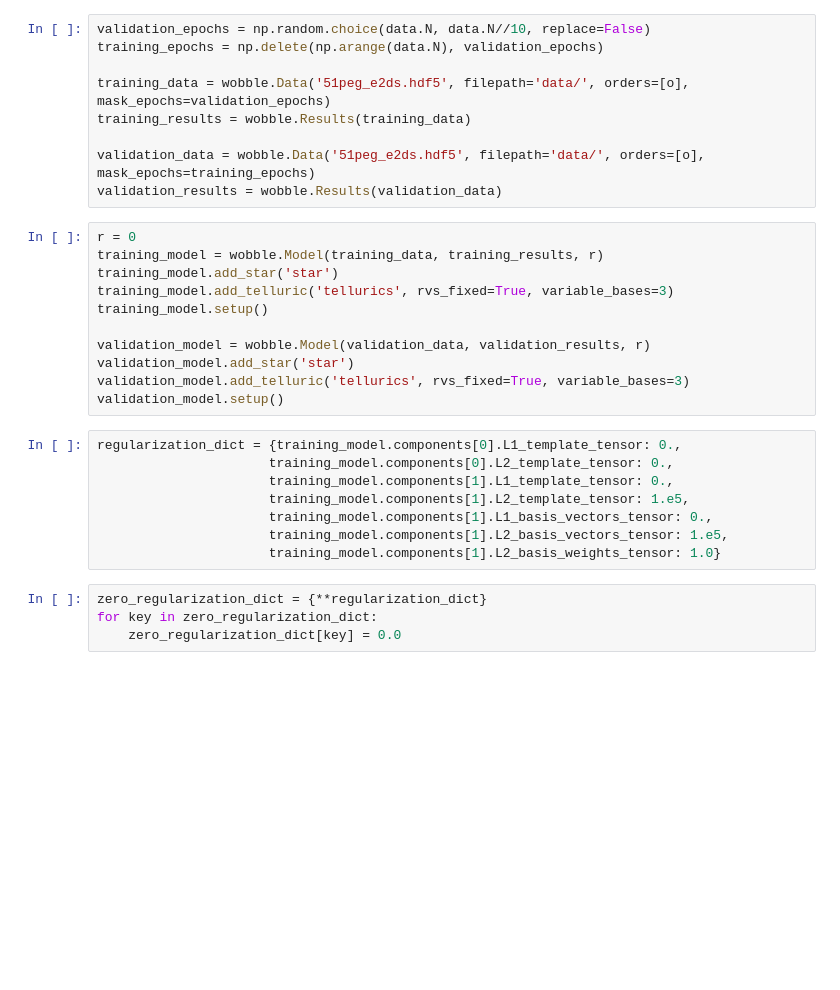
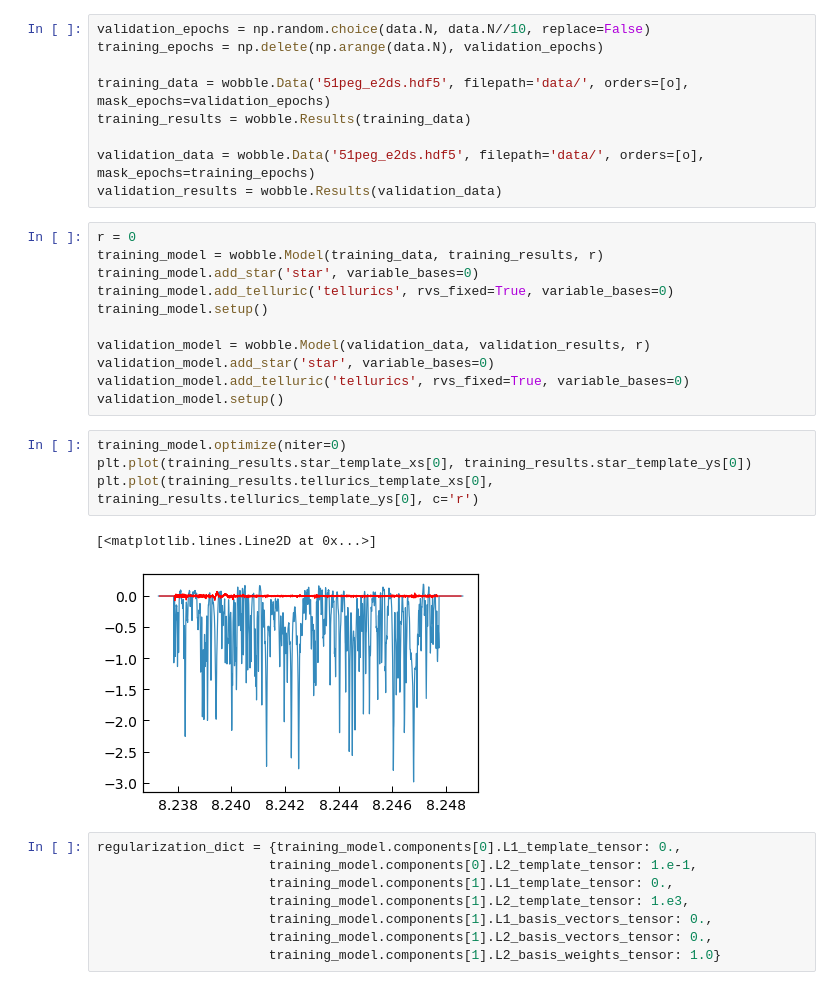
Before and after one commit to megbedell/wobble, a Jupyter notebook: regularization3.ipynb, the cells around one changed output. Drawn from its saved outputs; the diff is of its cells as text; blank space fills up the shorter version.

```diff
--- a/regularization3.ipynb
+++ b/regularization3.ipynb
@@ -24,24 +24,27 @@ validation_results = wobble.Results(validation_data)
 # %%
 r = 0
 training_model = wobble.Model(training_data, training_results, r)
-training_model.add_star('star')
-training_model.add_telluric('tellurics', rvs_fixed=True, variable_bases=3)
+training_model.add_star('star', variable_bases=0)
+training_model.add_telluric('tellurics', rvs_fixed=True, variable_bases=0)
 training_model.setup()
 
 validation_model = wobble.Model(validation_data, validation_results, r)
-validation_model.add_star('star')
-validation_model.add_telluric('tellurics', rvs_fixed=True, variable_bases=3)
+validation_model.add_star('star', variable_bases=0)
+validation_model.add_telluric('tellurics', rvs_fixed=True, variable_bases=0)
 validation_model.setup()
+# %%
+training_model.optimize(niter=0)
+plt.plot(training_results.star_template_xs[0], training_results.star_template_ys[0])
+plt.plot(training_results.tellurics_template_xs[0], training_results.tellurics_template_ys[0], c='r')
+# %% [output]
+[<matplotlib.lines.Line2D at 0x...>]
+[figure, added]
 # %%
 regularization_dict = {training_model.components[0].L1_template_tensor: 0.,
-                      training_model.components[0].L2_template_tensor: 0.,
+                      training_model.components[0].L2_template_tensor: 1.e-1,
                       training_model.components[1].L1_template_tensor: 0.,
-                      training_model.components[1].L2_template_tensor: 1.e5,
+                      training_model.components[1].L2_template_tensor: 1.e3,
                       training_model.components[1].L1_basis_vectors_tensor: 0.,
-                      training_model.components[1].L2_basis_vectors_tensor: 1.e5,
+                      training_model.components[1].L2_basis_vectors_tensor: 0.,
                       training_model.components[1].L2_basis_weights_tensor: 1.0}
-# %%
-zero_regularization_dict = {**regularization_dict}
-for key in zero_regularization_dict:
-    zero_regularization_dict[key] = 0.0
 # %%
```
Also changed, not shown: parts of 18 cells of this notebook, 4 other files.
